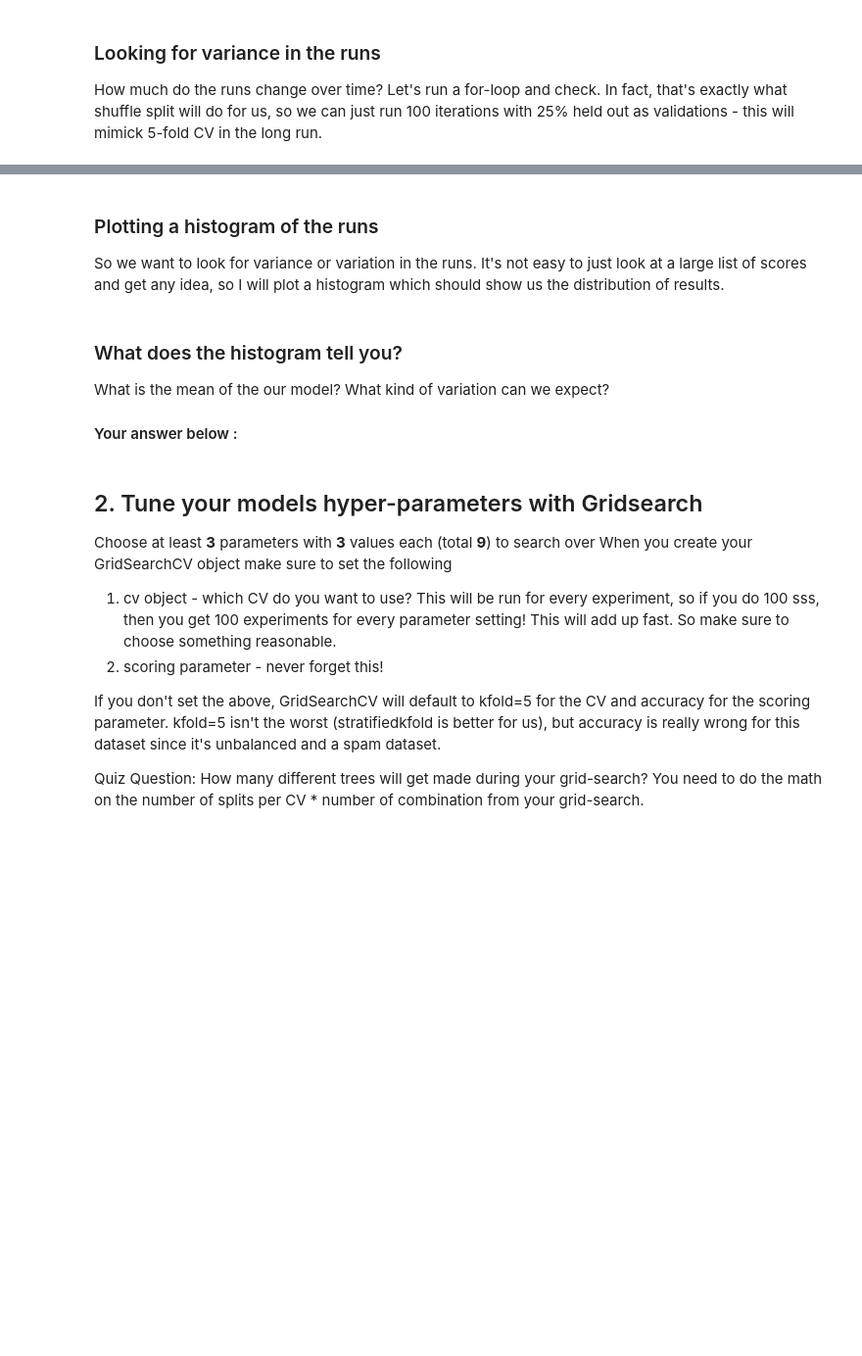
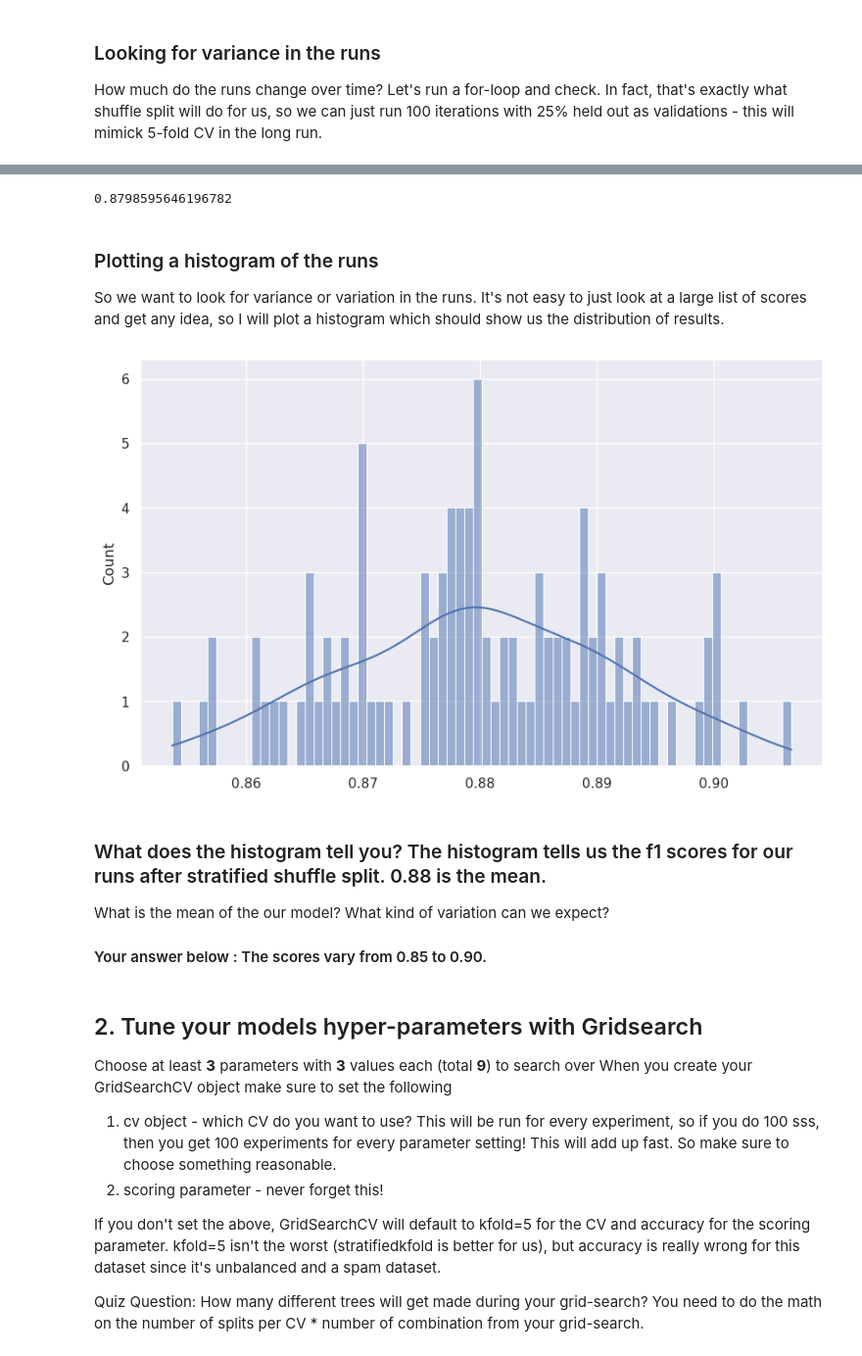
Before and after one commit to KyleSDeveloper/data-science-machine-learning-main, a Jupyter notebook: notebooks/07_Decision_Trees_Cross_Validation.ipynb, the cells around one changed output, grey strips where cells are left out. Shown at 98% size. Cells and saved outputs as stored; diff of their text form; code cells hidden in the pictures; blank space fills up the shorter version.

```diff
--- a/notebooks/07_Decision_Trees_Cross_Validation.ipynb
+++ b/notebooks/07_Decision_Trees_Cross_Validation.ipynb
@@ -121,7 +121,7 @@ print(scores.mean())
 
 How much do the runs change over time? Let's run a for-loop and check.  In fact, that's exactly what shuffle split will do for us, so we can just run 100 iterations with 25% held out as validations - this will mimick 5-fold CV in the long run.
 # %%
-ss_split = StratifiedShuffleSplit(n_splits = 600, test_size =.25) # fill in the params
+ss_split = StratifiedShuffleSplit(n_splits = 100, test_size =.25) # fill in the params
 scores_ss = cross_val_score(clf, X_train, y_train, cv = ss_split, scoring = 'f1')
 # %%
 # print at your own risk!
@@ -129,18 +147,22 @@ print (scores_ss)
 # %%
 scores_ss.mean()
+# %% [output]
+0.8798595646196782
 # %% [markdown]
 ### Plotting a histogram of the runs
 
 So we want to look for variance or variation in the runs. It's not easy to just look at a large list of scores and get any idea, so I will plot a histogram which should show us the distribution of results.
 # %%
 plt.figure(figsize=(10,6))
-sns.histplot(scores_ss, kde=True, bins=40);  # go ahead and try different bins
+sns.histplot(scores_ss, kde=True, bins=70);  # go ahead and try different bins
+# %% [output]
+[figure, added]
 # %% [markdown]
-### What does the histogram tell you?
+### What does the histogram tell you? The histogram tells us the f1 scores for our runs after stratified shuffle split. 0.88 is the mean.
 
 What is the mean of the our model? What kind of variation can we expect?
 
-#### Your answer below :
+#### Your answer below : The scores vary from 0.85 to 0.90.
 # %% [markdown]
 ## 2. Tune your models hyper-parameters with Gridsearch
 
```
Also changed, not shown: parts of 23 cells of this notebook.
